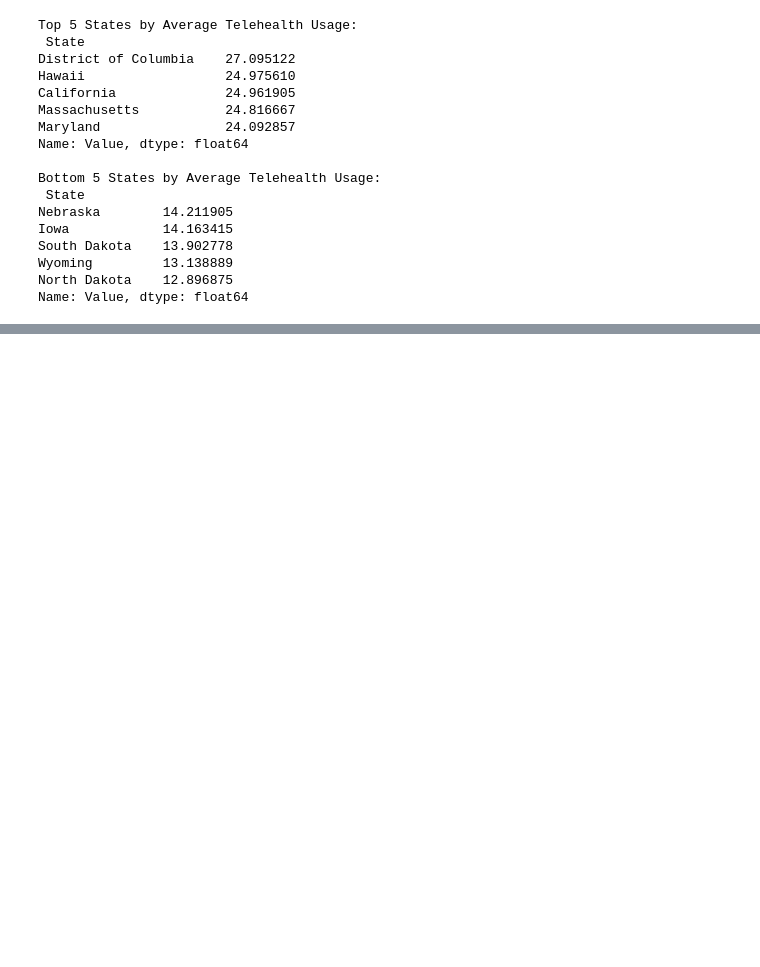
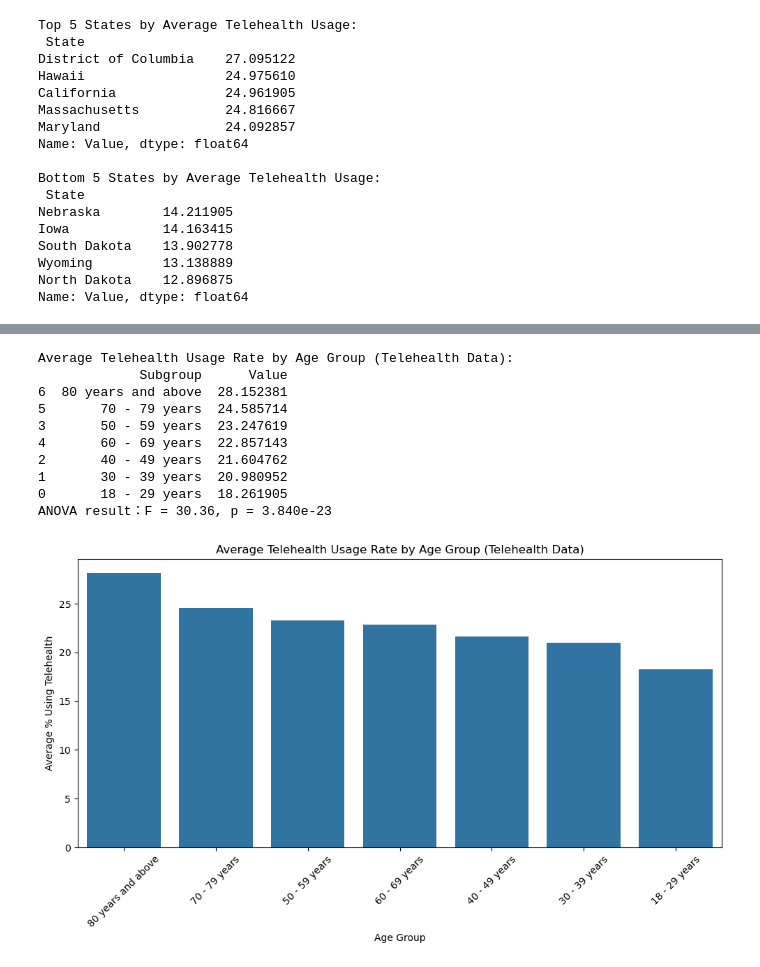
Before and after one commit to KoxiPi/CPSC-368-Project, a Jupyter notebook: EDAcode.ipynb, the cells around one changed output, grey strips where cells are left out. Cells and saved outputs as stored; diff of their text form; code cells hidden in the pictures; blank space fills up the shorter version.

```diff
--- a/EDAcode.ipynb
+++ b/EDAcode.ipynb
@@ -97,0 +136,34 @@ Name: Value, dtype: float64
+# %%
+df_age = pd.read_csv("./data/telemedicine_group_By_Age.csv")
+
+age_means = df_age.groupby("Subgroup")["Value"].mean().reset_index()
+age_means = age_means.sort_values(by="Value", ascending=False)
+print("Average Telehealth Usage Rate by Age Group (Telehealth Data):")
+print(age_means)
+
+# ANOVA
+anova_groups = [df_age[df_age["Subgroup"] == age]["Value"] for age in age_means["Subgroup"]]
+f_stat, p_value = f_oneway(*anova_groups)
+print(f"ANOVA result：F = {f_stat:.2f}, p = {p_value:.3e}")
+
+
+plt.figure(figsize=(10, 6))
+sns.barplot(data=age_means, x="Subgroup", y="Value")
+plt.title("Average Telehealth Usage Rate by Age Group (Telehealth Data)")
+plt.xlabel("Age Group")
+plt.ylabel("Average % Using Telehealth")
+plt.xticks(rotation=45)
+plt.tight_layout()
+plt.show()
+# %% [output]
+Average Telehealth Usage Rate by Age Group (Telehealth Data):
+             Subgroup      Value
+6  80 years and above  28.152381
+5       70 - 79 years  24.585714
+3       50 - 59 years  23.247619
+4       60 - 69 years  22.857143
+2       40 - 49 years  21.604762
+1       30 - 39 years  20.980952
+0       18 - 29 years  18.261905
+ANOVA result：F = 30.36, p = 3.840e-23
+[figure, added]
```
Also changed, not shown: parts of 2 cells of this notebook.
